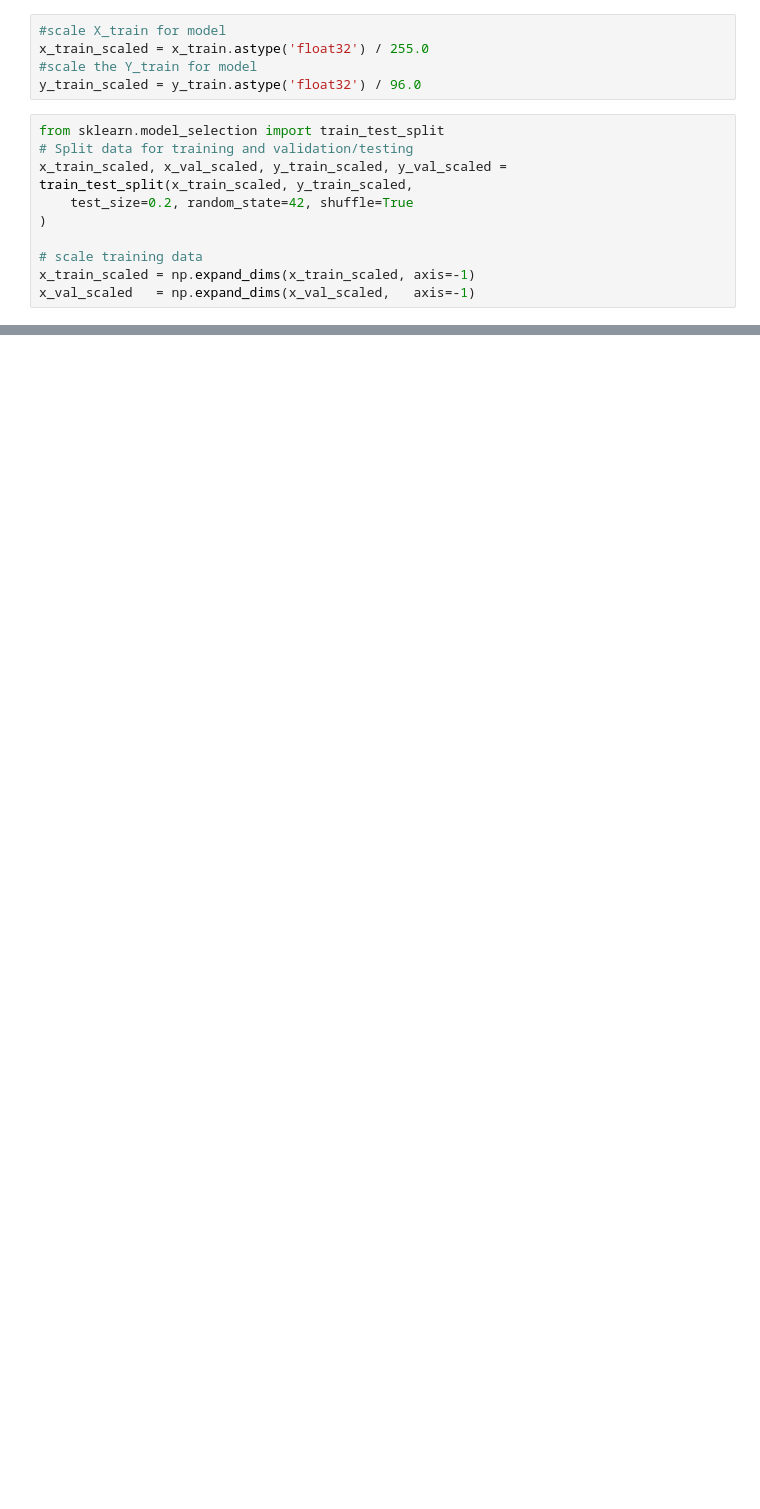
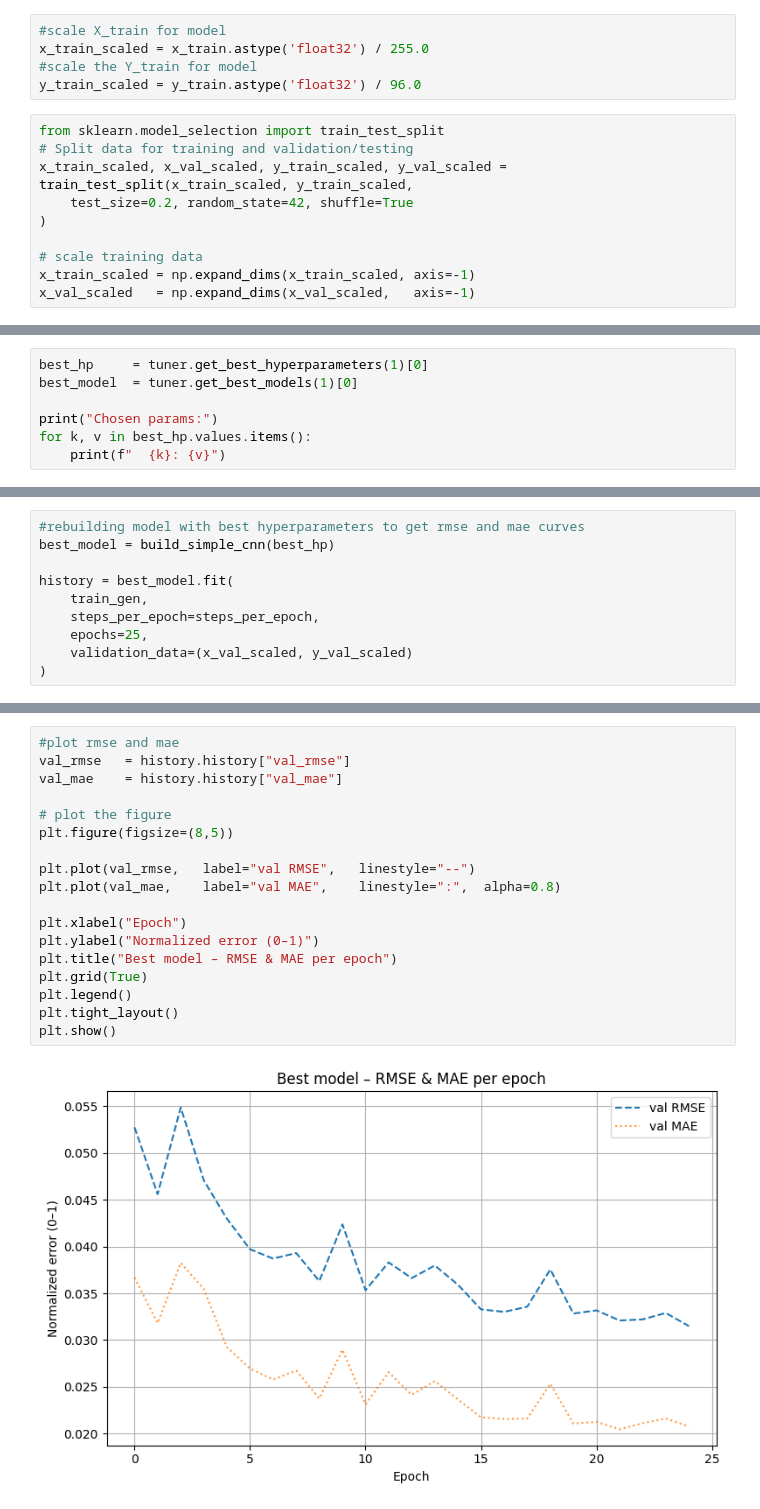
Before and after one commit to nickStanisic/FaceDetector, a Jupyter notebook: FaceDetector.ipynb, the cells around one changed output, grey strips where cells are left out. Saved outputs shown, nothing was run; the diff lists cells and outputs as text; blank space fills up the shorter version.

```diff
--- a/FaceDetector.ipynb
+++ b/FaceDetector.ipynb
@@ -516,0 +625,7 @@ Same as others, revisit results and final model
+# %%
+best_hp     = tuner.get_best_hyperparameters(1)[0]
+best_model  = tuner.get_best_models(1)[0]
+
+print("Chosen params:")
+for k, v in best_hp.values.items():
+    print(f"  {k}: {v}")
@@ -516,0 +642,10 @@ Same as others, revisit results and final model
+# %%
+#rebuilding model with best hyperparameters to get rmse and mae curves
+best_model = build_simple_cnn(best_hp)
+
+history = best_model.fit(
+    train_gen,
+    steps_per_epoch=steps_per_epoch,
+    epochs=25,
+    validation_data=(x_val_scaled, y_val_scaled)
+)
@@ -516,0 +670,20 @@ Same as others, revisit results and final model
+# %%
+#plot rmse and mae
+val_rmse   = history.history["val_rmse"]
+val_mae    = history.history["val_mae"]
+
+# plot the figure
+plt.figure(figsize=(8,5))
+
+plt.plot(val_rmse,   label="val RMSE",   linestyle="--")
+plt.plot(val_mae,    label="val MAE",    linestyle=":",  alpha=0.8)
+
+plt.xlabel("Epoch")
+plt.ylabel("Normalized error (0–1)")
+plt.title("Best model – RMSE & MAE per epoch")
+plt.grid(True)
+plt.legend()
+plt.tight_layout()
+plt.show()
+# %% [output]
+[figure, added]
```
Also changed, not shown: parts of 21 cells of this notebook.
